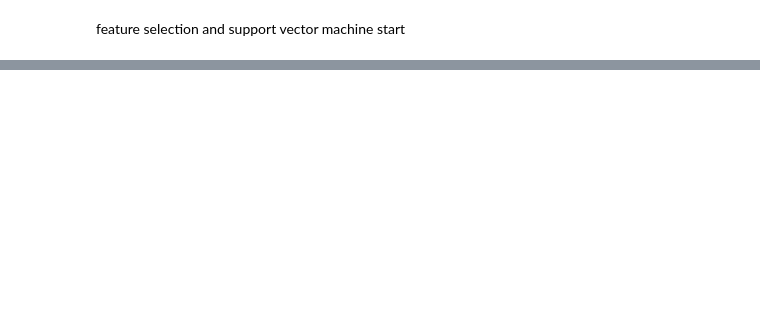
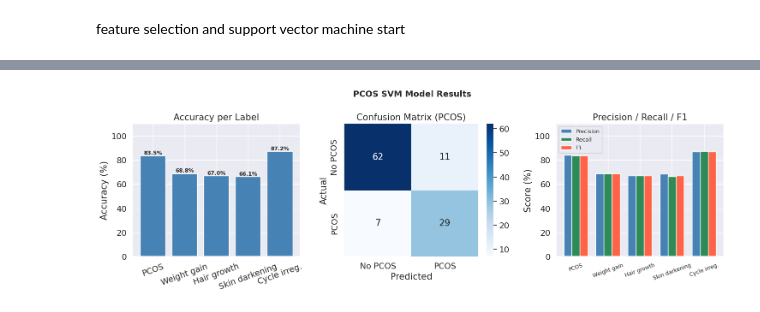
Before and after one commit to nanknee/PCOS-KA-OS, a Jupyter notebook: pcosdetection.ipynb, the cells around one changed output, grey strips where cells are left out. Drawn from its saved outputs; the diff is of its cells as text; code cells hidden in the pictures; blank space fills up the shorter version.

```diff
--- a/pcosdetection.ipynb
+++ b/pcosdetection.ipynb
@@ -135,0 +127,16 @@ plt.show(fig)
+# %%
+from sklearn.svm import SVC
+from sklearn.multioutput import ClassifierChain
+
+svc = SVC(
+    kernel='rbf',
+    C=10,
+    gamma='scale',
+    probability=True,
+    class_weight='balanced',
+    random_state=42
+)
+chain_model = ClassifierChain(svc, order='random', random_state=42)
+chain_model.fit(X_train, y_train)
+
+print("Model trained successfully!")
@@ -135,0 +180,4 @@ plt.show(fig)
+# %%
+for i, col in enumerate(targets):
+    print(f"\n--- {col} ---")
+    print(classification_report(y_test.iloc[:, i], y_pred[:, i]))
@@ -135,0 +215,58 @@ plt.show(fig)
+# %%
+import matplotlib.pyplot as plt
+import seaborn as sns
+import numpy as np
+from sklearn.metrics import accuracy_score, classification_report, confusion_matrix
+
+label_names = ['PCOS', 'Weight gain', 'Hair growth', 'Skin darkening', 'Cycle irreg.']
+
+# collect accuracy per label
+accs = [accuracy_score(y_test.iloc[:, i], y_pred[:, i]) * 100
+        for i in range(len(label_names))]
+
+fig, axes = plt.subplots(1, 3, figsize=(15, 5))
+fig.suptitle('PCOS SVM Model Results', fontsize=14, fontweight='bold')
+
+# ── 1. Accuracy bar chart ──────────────────────────
+axes[0].bar(label_names, accs, color='steelblue', edgecolor='white')
+axes[0].set_ylim(0, 110)
+axes[0].set_title('Accuracy per Label')
+axes[0].set_ylabel('Accuracy (%)')
+axes[0].tick_params(axis='x', rotation=20)
+for i, v in enumerate(accs):
+    axes[0].text(i, v + 1, f'{v:.1f}%', ha='center', fontsize=9, fontweight='bold')
+
+# ── 2. Confusion matrix (PCOS label) ──────────────
+cm = confusion_matrix(y_test.iloc[:, 0], y_pred[:, 0])
+sns.heatmap(cm, annot=True, fmt='d', cmap='Blues', ax=axes[1],
+            xticklabels=['No PCOS', 'PCOS'],
+            yticklabels=['No PCOS', 'PCOS'])
+axes[1].set_title('Confusion Matrix (PCOS)')
+axes[1].set_xlabel('Predicted')
+axes[1].set_ylabel('Actual')
+
+# ── 3. Precision / Recall / F1 grouped bar ────────
+metrics = {'Precision': [], 'Recall': [], 'F1': []}
+for i in range(len(label_names)):
+    rep = classification_report(y_test.iloc[:, i], y_pred[:, i],
+                                 output_dict=True, zero_division=0)
+    metrics['Precision'].append(rep['weighted avg']['precision'] * 100)
+    metrics['Recall'].append(rep['weighted avg']['recall'] * 100)
+    metrics['F1'].append(rep['weighted avg']['f1-score'] * 100)
+
+x = np.arange(len(label_names))
+w = 0.25
+axes[2].bar(x - w, metrics['Precision'], width=w, label='Precision', color='steelblue')
+axes[2].bar(x,     metrics['Recall'],    width=w, label='Recall',    color='seagreen')
+axes[2].bar(x + w, metrics['F1'],        width=w, label='F1',        color='tomato')
+axes[2].set_xticks(x)
+axes[2].set_xticklabels(label_names, rotation=20, fontsize=9)
+axes[2].set_ylim(0, 110)
+axes[2].set_title('Precision / Recall / F1')
+axes[2].set_ylabel('Score (%)')
+axes[2].legend(fontsize=9)
+
+plt.tight_layout()
+plt.show()
+# %% [output]
+[figure, added]
```
Also changed, not shown: parts of 16 cells of this notebook, 5 other files.
